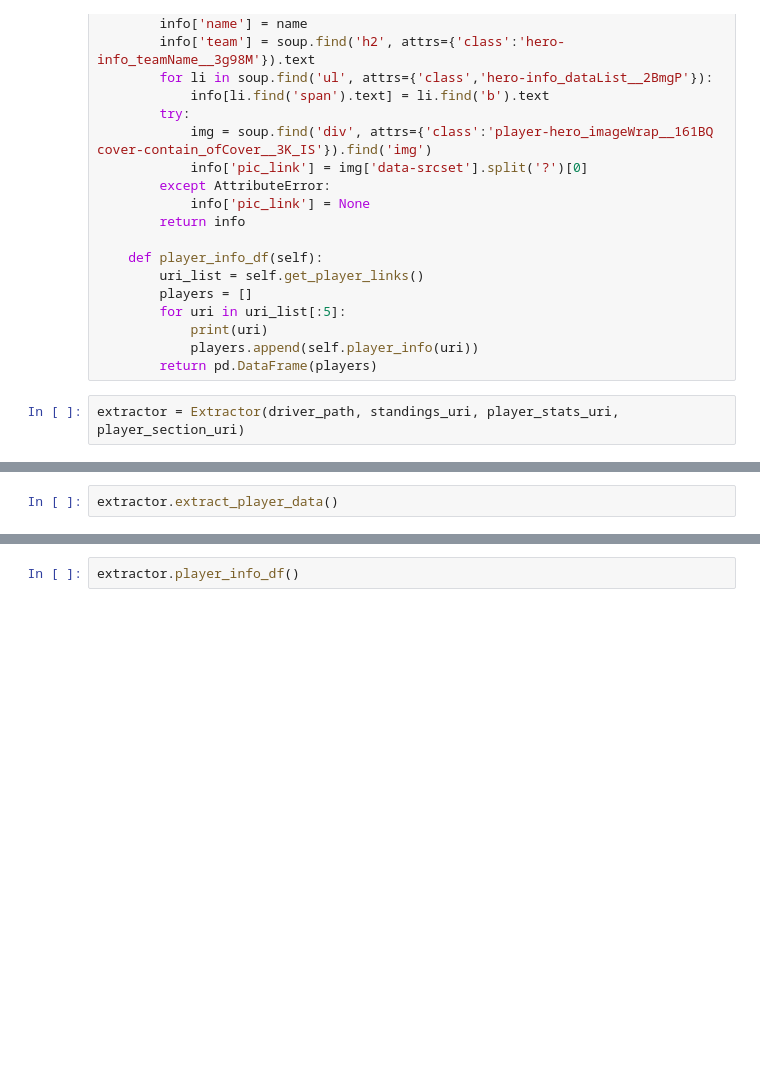
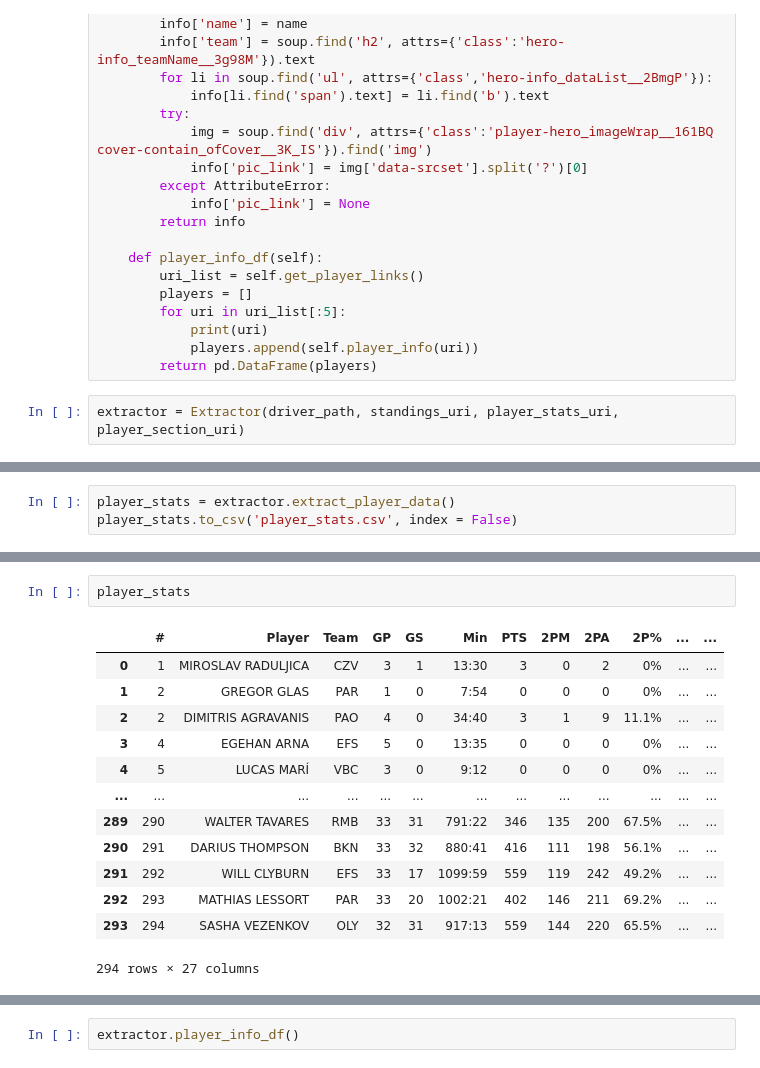
Before and after one commit to LeventSoykan/Euroleague_Stats_Pipeline, a Jupyter notebook: data_extraction_practice.ipynb, the cells around one changed output, grey strips where cells are left out. Drawn from its saved outputs; the diff is of its cells as text; blank space fills up the shorter version.

```diff
--- a/data_extraction_practice.ipynb
+++ b/data_extraction_practice.ipynb
@@ -153,2 +287,3 @@ extractor = Extractor(driver_path, standings_uri, player_stats_uri, player_secti
 # %%
-extractor.extract_player_data()
+player_stats = extractor.extract_player_data()
+player_stats.to_csv('player_stats.csv', index = False)
@@ -169 +290,17 @@ extractor.extract_player_data()
+# %%
+player_stats
+# %% [output]
+|  | # | Player | Team | GP | GS | Min | PTS | 2PM | 2PA | 2P% | ... | ... |
+| 0 | 1 | MIROSLAV RADULJICA | CZV | 3 | 1 | 13:30 | 3 | 0 | 2 | 0% | ... | ... |
+| 1 | 2 | GREGOR GLAS | PAR | 1 | 0 | 7:54 | 0 | 0 | 0 | 0% | ... | ... |
+| 2 | 2 | DIMITRIS AGRAVANIS | PAO | 4 | 0 | 34:40 | 3 | 1 | 9 | 11.1% | ... | ... |
+| 3 | 4 | EGEHAN ARNA | EFS | 5 | 0 | 13:35 | 0 | 0 | 0 | 0% | ... | ... |
+| 4 | 5 | LUCAS MARÍ | VBC | 3 | 0 | 9:12 | 0 | 0 | 0 | 0% | ... | ... |
+| ... | ... | ... | ... | ... | ... | ... | ... | ... | ... | ... | ... | ... |
+| 289 | 290 | WALTER TAVARES | RMB | 33 | 31 | 791:22 | 346 | 135 | 200 | 67.5% | ... | ... |
+| 290 | 291 | DARIUS THOMPSON | BKN | 33 | 32 | 880:41 | 416 | 111 | 198 | 56.1% | ... | ... |
+| 291 | 292 | WILL CLYBURN | EFS | 33 | 17 | 1099:59 | 559 | 119 | 242 | 49.2% | ... | ... |
+| 292 | 293 | MATHIAS LESSORT | PAR | 33 | 20 | 1002:21 | 402 | 146 | 211 | 69.2% | ... | ... |
+| 293 | 294 | SASHA VEZENKOV | OLY | 32 | 31 | 917:13 | 559 | 144 | 220 | 65.5% | ... | ... |
+294 rows × 27 columns
 # %%
```
Also changed, not shown: parts of 13 cells of this notebook, 1 other file.
